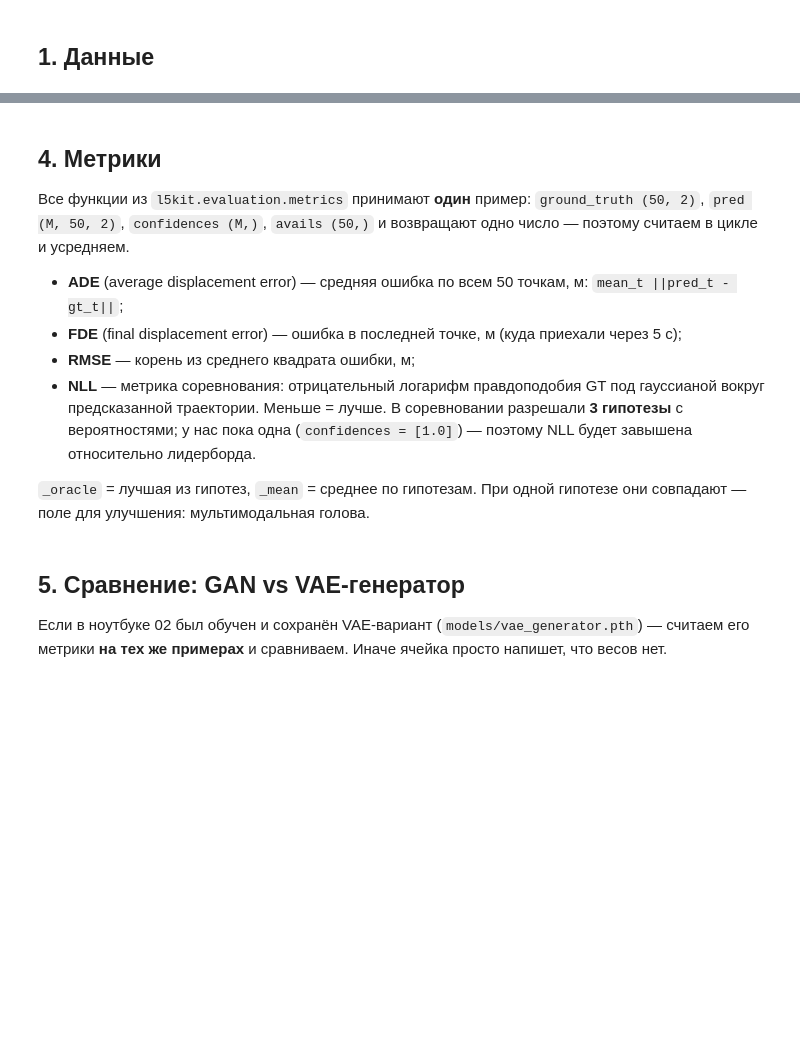
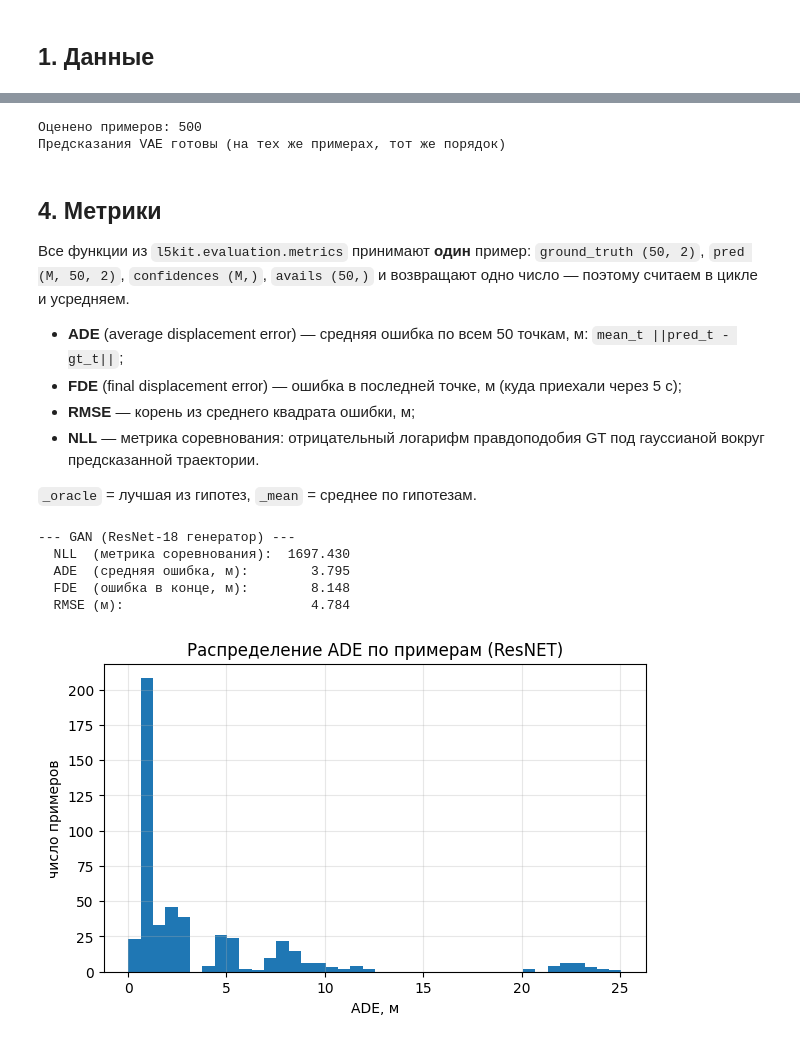
Before and after one commit to RiXenGC/IU1_ML, a Jupyter notebook: sem2/lab6/notebooks/03_metrics.ipynb, the cells around one changed output, grey strips where cells are left out. Drawn from its saved outputs; the diff is of its cells as text; code cells hidden in the pictures; blank space fills up the shorter version.

```diff
--- a/sem2/lab6/notebooks/03_metrics.ipynb
+++ b/sem2/lab6/notebooks/03_metrics.ipynb
@@ -36,11 +35,14 @@ from l5kit.evaluation.metrics import (
 # %% [markdown]
 ## 1. Данные
 # %%
+POS_SCALE = 50.0
+FUTURE_FRAMES = 50
+
+device = "cpu"
+MODELS_DIR = Path("../models")
+
 DATA_ROOT = Path("../data/raw").resolve()
 FULL_DATA_ROOT = Path("D:/ML_datasets/lyft_data")
-
-if not DATA_ROOT.exists():
-    DATA_ROOT = Path("data/raw").resolve()
 
 if (FULL_DATA_ROOT / "validate.zarr").exists():
     zarr_key, data_folder = "validate.zarr", FULL_DATA_ROOT
@@ -50,12 +52,6 @@ else:
 
 os.environ["L5KIT_DATA_FOLDER"] = str(data_folder)
 
-# конфиг лежит рядом с весами (сохранён в ноутбуке 02)
+
 with open(Path("../models") / "cfg.json") as f:
     cfg = json.load(f)
-
-dm = LocalDataManager(None)
-zarr_dataset = ChunkedDataset(dm.require(zarr_key)).open()
-rasterizer = build_rasterizer(cfg, dm)
-agent_dataset = AgentDataset(cfg, zarr_dataset, rasterizer)
-print(f"Данные: {zarr_key}, примеров: {len(agent_dataset)}")
@@ -103,0 +128,11 @@ If you want to use the NVIDIA GeForce RTX 5080 Laptop GPU GPU with PyTorch, plea
+# %%
+gen_resnet = ResNetGenerator(in_channels=22).to(device)
+gen_resnet.load_state_dict(torch.load(MODELS_DIR / "generator_resnet.pth", map_location=device))
+gen_resnet.eval()
+print("ResNetGenerator загружен")
+
+
+gen_vae = VAEGenerator(22, 11, FUTURE_FRAMES).to(device)
+gen_vae.load_state_dict(torch.load(MODELS_DIR / "generator_vae.pth", map_location=device))
+gen_vae.eval()
+print("VAEGenerator загружен")
@@ -126,3 +169,12 @@ print(f"Оценено примеров: {len(gt)}")
+# %%
+gt, pred_resnet, avail = predict_all(gen_resnet, loader, N_EVAL)
+print(f"Оценено примеров: {len(gt)}")
+
+_, pred_vae, _ = predict_all(gen_vae, loader, N_EVAL, is_vae=True)
+print("Предсказания VAE готовы")
+# %% [output]
+Оценено примеров: 500
+Предсказания VAE готовы (на тех же примерах, тот же порядок)
 # %% [markdown]
 ## 4. Метрики
 
@@ -135,12 +187,9 @@ print(f"Оценено примеров: {len(gt)}")
 - **FDE** (final displacement error) — ошибка в последней точке, м (куда приехали через 5 с);
 - **RMSE** — корень из среднего квадрата ошибки, м;
 - **NLL** — метрика соревнования: отрицательный логарифм правдоподобия GT под
-  гауссианой вокруг предсказанной траектории. Меньше = лучше. В соревновании
-  разрешали **3 гипотезы** с вероятностями; у нас пока одна (`confidences = [1.0]`) —
-  поэтому NLL будет завышена относительно лидерборда.
+  гауссианой вокруг предсказанной траектории.
 
 `_oracle` = лучшая из гипотез, `_mean` = среднее по гипотезам.
-При одной гипотезе они совпадают — поле для улучшения: мультимодальная голова.
 # %%
 def evaluate(gt, pred, avail):
     # Считает метрики l5kit по всем примерам. pred: (N, 50, 2) — одна гипотеза.
@@ -179,6 +215,18 @@ plt.show()
-# %% [markdown]
-## 5. Сравнение: GAN vs VAE-генератор
-
-Если в ноутбуке 02 был обучен и сохранён VAE-вариант (`models/vae_generator.pth`) —
-считаем его метрики **на тех же примерах** и сравниваем. Иначе ячейка просто
-напишет, что весов нет.
+# %%
+metrics_resnet = evaluate(gt, pred_resnet, avail)
+show_metrics("GAN (ResNet-18 генератор)", metrics_resnet)
+
+plt.figure(figsize=(7, 4))
+plt.hist(metrics_resnet["ADE"], bins=40)
+plt.xlabel("ADE, м")
+plt.ylabel("число примеров")
+plt.title("Распределение ADE по примерам (ResNET)")
+plt.grid(alpha=0.3)
+plt.show()
+# %% [output]
+--- GAN (ResNet-18 генератор) ---
+  NLL  (метрика соревнования):  1697.430
+  ADE  (средняя ошибка, м):        3.795
+  FDE  (ошибка в конце, м):        8.148
+  RMSE (м):                        4.784
+[figure, added]
```
Also changed, not shown: parts of 20 cells of this notebook, 15 other files.
